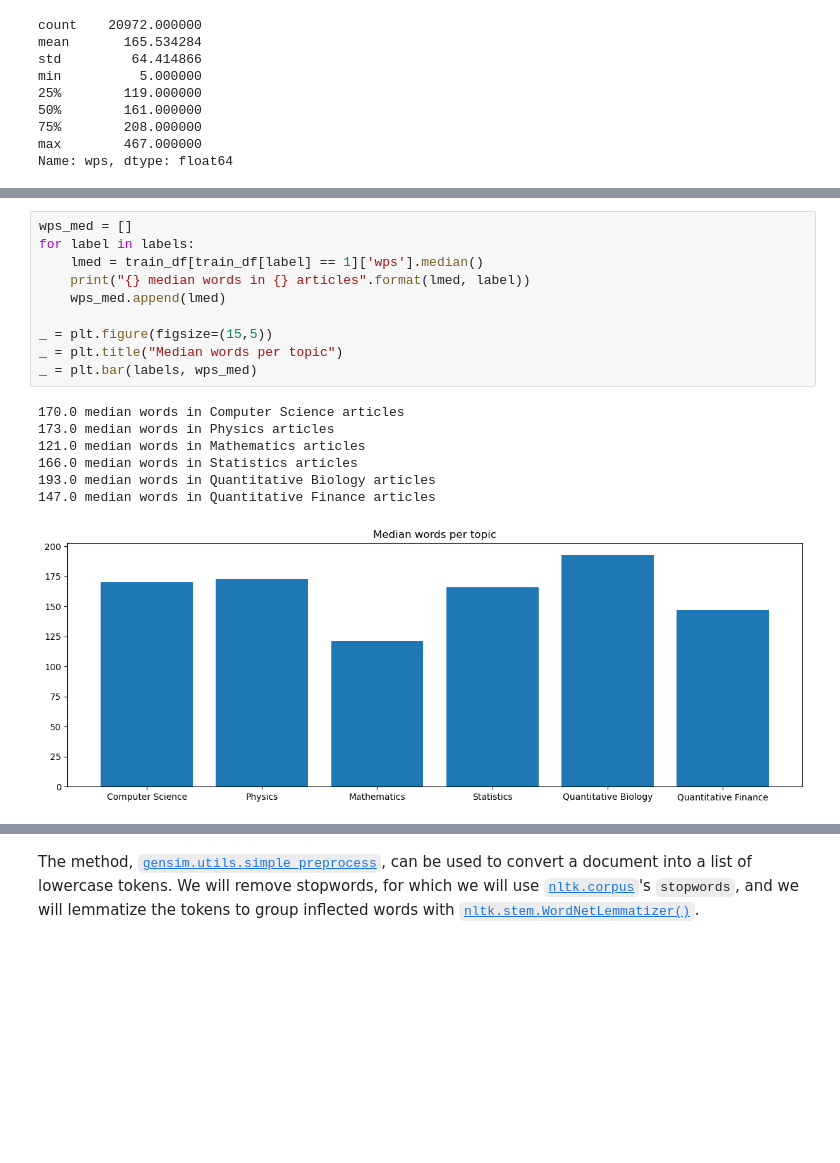
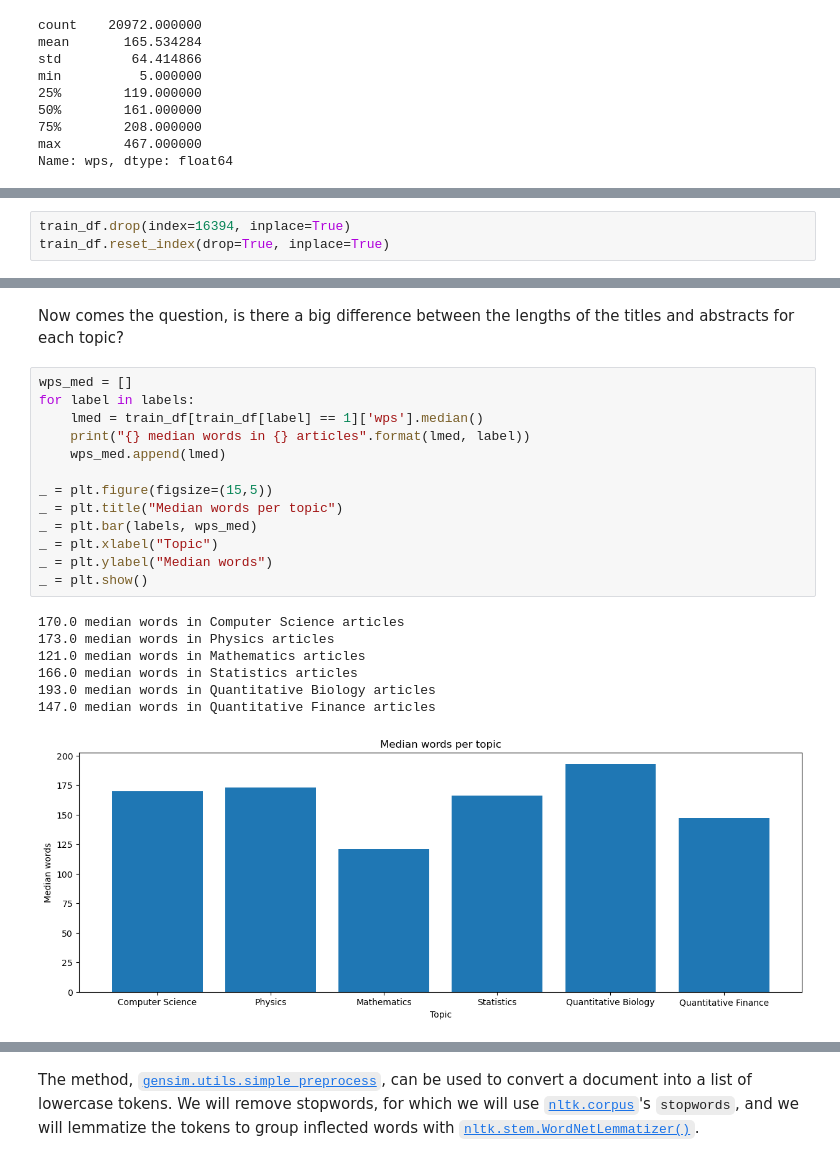
Before and after one commit to raechiang/Capstone-Topics, a Jupyter notebook: notebooks/1.1-rc-data-wrangling-eda.ipynb, the cells around one changed output, grey strips where cells are left out. Cells and saved outputs as stored; diff of their text form; blank space fills up the shorter version.

```diff
--- a/notebooks/1.1-rc-data-wrangling-eda.ipynb
+++ b/notebooks/1.1-rc-data-wrangling-eda.ipynb
@@ -268,0 +319,3 @@ Name: wps, dtype: float64
+# %%
+train_df.drop(index=16394, inplace=True)
+train_df.reset_index(drop=True, inplace=True)
@@ -274,18 +342,23 @@ _ = plt.hist(train_df['wps'], bins=int(np.ceil(np.log2(len(train_df['wps']))) +
+# %% [markdown]
+Now comes the question, is there a big difference between the lengths of the titles and abstracts for each topic?
 # %%
 wps_med = []
 for label in labels:
     lmed = train_df[train_df[label] == 1]['wps'].median()
     print("{} median words in {} articles".format(lmed, label))
     wps_med.append(lmed)
 
 _ = plt.figure(figsize=(15,5))
 _ = plt.title("Median words per topic")
 _ = plt.bar(labels, wps_med)
+_ = plt.xlabel("Topic")
+_ = plt.ylabel("Median words")
+_ = plt.show()
 # %% [output]
 170.0 median words in Computer Science articles
 173.0 median words in Physics articles
 121.0 median words in Mathematics articles
 166.0 median words in Statistics articles
 193.0 median words in Quantitative Biology articles
 147.0 median words in Quantitative Finance articles
-[figure, old version]
+[figure, new version]
```
Also changed, not shown: parts of 47 cells of this notebook, 1 other file.
